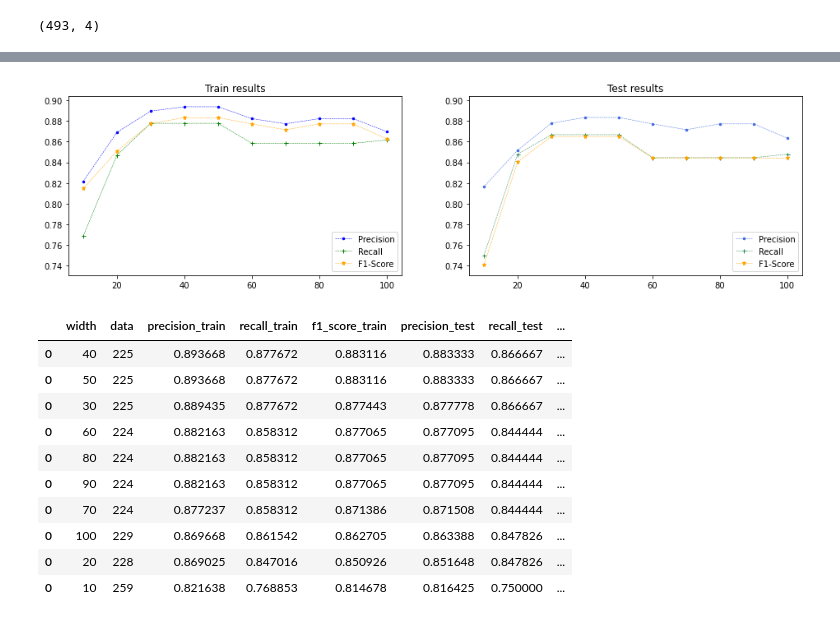
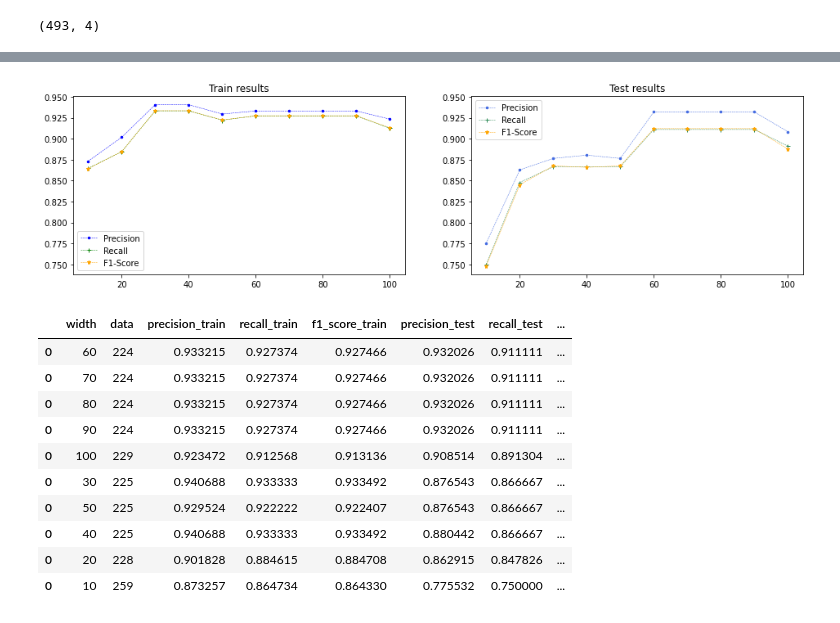
Before and after one commit to ULE-Informatica/burr_detection, a Jupyter notebook: info_data.ipynb, the cells around one changed output, grey strips where cells are left out. Drawn from its saved outputs; the diff is of its cells as text; code cells hidden in the pictures.

```diff
--- a/info_data.ipynb
+++ b/info_data.ipynb
@@ -42,7 +42,7 @@ X_train, X_test, y_train, y_test = train_test_split(X_values, y_values, test_siz
 #parameters = {'n_neighbors':range(3,7), 'p':[1,2,4]}
 parameters = {'C':range(1,10), 'class_weight':['balanced', None]}
 svc = SVC(random_state=seed)#KNeighborsClassifier()
-clf = GridSearchCV(svc, parameters, scoring='precision_weighted', cv=6)
+clf = GridSearchCV(svc, parameters, scoring='precision_weighted', cv=12)
 clf.fit(X_values, y_values.values.ravel())
 
 data = pd.DataFrame(clf.cv_results_)
@@ -78,7 +79,7 @@ for w in range(0,len(widths)):
     X_values = data[columns]
     y_values = data[['category']]
     X_train, X_test, y_train, y_test = train_test_split(X_values, y_values, test_size=0.2, random_state=seed)
-    kmeans = SVC(C=5, class_weight='balanced', random_state=seed) #KNeighborsClassifier(n_neighbors=6, p=4) #GaussianNB() #
+    kmeans = SVC(C=9, class_weight='balanced', random_state=seed) #KNeighborsClassifier(n_neighbors=6, p=4) #GaussianNB() #
     kmeans.fit(X_train, y_train.values.ravel())
     y_predict = kmeans.predict(X_train)
     precision_train = (precision_score(y_train, y_predict, average='weighted'))
@@ -87,46 +88,46 @@ for w in range(0,len(widths)):
     y_predict = kmeans.predict(X_test)
     precision_test = (precision_score(y_test, y_predict, average='weighted'))
     recall_test = (recall_score(y_test, y_predict, average='weighted'))
     f1_score_test = f1_score(y_test, y_predict, average='weighted')
     data_row= [ widths[w], data.shape[0],precision_train, recall_train,precision_test,recall_test, f1_score_train, f1_score_test]
     info_results.append(data_row)
-    info_results =pd.DataFrame(info_results, columns=['width','data','precision_train', 'precision_test', 'recall_train', 'recall_test', 'f1_score_train', 'f1_score_test'])
+    info_results =pd.DataFrame(info_results, columns=['width','data','precision_train', 'recall_train', 'precision_test','recall_test', 'f1_score_train', 'f1_score_test'])
     final_data = pd.concat([final_data, info_results])
 
 max_value = final_data[['precision_train', 'recall_train', 'f1_score_train', 'precision_test', 'recall_test', 'f1_score_test']].values.max() + 0.01
 min_value = final_data[['precision_train', 'recall_train', 'f1_score_train', 'precision_test', 'recall_test', 'f1_score_test']].values.min() - 0.01
 
 fig, axs = plt.subplots(1,2, figsize=(16,4))
 axs[0].title.set_text("Train results")
 axs[0].plot(final_data.width,final_data.precision_train,marker='.',linestyle='dashed', color='blue',linewidth=0.5,markersize=5, label='Precision')
 axs[0].plot(final_data.width,final_data.recall_train,marker='+',linestyle='dashed',color='green',linewidth=0.5,markersize=5, label='Recall')
 axs[0].plot(final_data.width,final_data.f1_score_train,marker='*',linestyle='dashed',color='orange',linewidth=0.5,markersize=5, label='F1-Score')
 axs[0].legend()
 axs[0].set_ylim([min_value, max_value])
 
 axs[1].title.set_text("Test results")
 axs[1].plot(final_data.width,final_data.precision_test,marker='.',linestyle='dashed', color='royalblue',linewidth=0.5,markersize=5, label='Precision')
 axs[1].plot(final_data.width,final_data.recall_test,marker='+',linestyle='dashed',color='seagreen',linewidth=0.5,markersize=5, label='Recall')
 axs[1].plot(final_data.width,final_data.f1_score_test,marker='*',linestyle='dashed',color='orange',linewidth=0.5,markersize=5, label='F1-Score')
 axs[1].legend()
 axs[1].set_ylim([min_value, max_value])
 
 plt.show()
 
 final_data = final_data.reindex(['width', 'data','precision_train', 'recall_train', 'f1_score_train', 'precision_test', 'recall_test', 'f1_score_test'], axis=1)
-final_data.sort_values(by=['f1_score_train','f1_score_test'], ascending=False)
+final_data.sort_values(by=['f1_score_test', 'f1_score_train'], ascending=False)
 # %% [output]
-[figure, old version]
+[figure, new version]
 |  | width | data | precision_train | recall_train | f1_score_train | precision_test | recall_test | ... |
-| 0 | 40 | 225 | 0.893668 | 0.877672 | 0.883116 | 0.883333 | 0.866667 | ... |
-| 0 | 50 | 225 | 0.893668 | 0.877672 | 0.883116 | 0.883333 | 0.866667 | ... |
-| 0 | 30 | 225 | 0.889435 | 0.877672 | 0.877443 | 0.877778 | 0.866667 | ... |
-| 0 | 60 | 224 | 0.882163 | 0.858312 | 0.877065 | 0.877095 | 0.844444 | ... |
-| 0 | 80 | 224 | 0.882163 | 0.858312 | 0.877065 | 0.877095 | 0.844444 | ... |
-| 0 | 90 | 224 | 0.882163 | 0.858312 | 0.877065 | 0.877095 | 0.844444 | ... |
-| 0 | 70 | 224 | 0.877237 | 0.858312 | 0.871386 | 0.871508 | 0.844444 | ... |
-| 0 | 100 | 229 | 0.869668 | 0.861542 | 0.862705 | 0.863388 | 0.847826 | ... |
-| 0 | 20 | 228 | 0.869025 | 0.847016 | 0.850926 | 0.851648 | 0.847826 | ... |
-| 0 | 10 | 259 | 0.821638 | 0.768853 | 0.814678 | 0.816425 | 0.750000 | ... |
+| 0 | 60 | 224 | 0.933215 | 0.927374 | 0.927466 | 0.932026 | 0.911111 | ... |
+| 0 | 70 | 224 | 0.933215 | 0.927374 | 0.927466 | 0.932026 | 0.911111 | ... |
+| 0 | 80 | 224 | 0.933215 | 0.927374 | 0.927466 | 0.932026 | 0.911111 | ... |
+| 0 | 90 | 224 | 0.933215 | 0.927374 | 0.927466 | 0.932026 | 0.911111 | ... |
+| 0 | 100 | 229 | 0.923472 | 0.912568 | 0.913136 | 0.908514 | 0.891304 | ... |
+| 0 | 30 | 225 | 0.940688 | 0.933333 | 0.933492 | 0.876543 | 0.866667 | ... |
+| 0 | 50 | 225 | 0.929524 | 0.922222 | 0.922407 | 0.876543 | 0.866667 | ... |
+| 0 | 40 | 225 | 0.940688 | 0.933333 | 0.933492 | 0.880442 | 0.866667 | ... |
+| 0 | 20 | 228 | 0.901828 | 0.884615 | 0.884708 | 0.862915 | 0.847826 | ... |
+| 0 | 10 | 259 | 0.873257 | 0.864734 | 0.864330 | 0.775532 | 0.750000 | ... |
 # %%
 from sklearn.preprocessing import normalize
```
Also changed, not shown: parts of 2 cells of this notebook, 1 other file.
